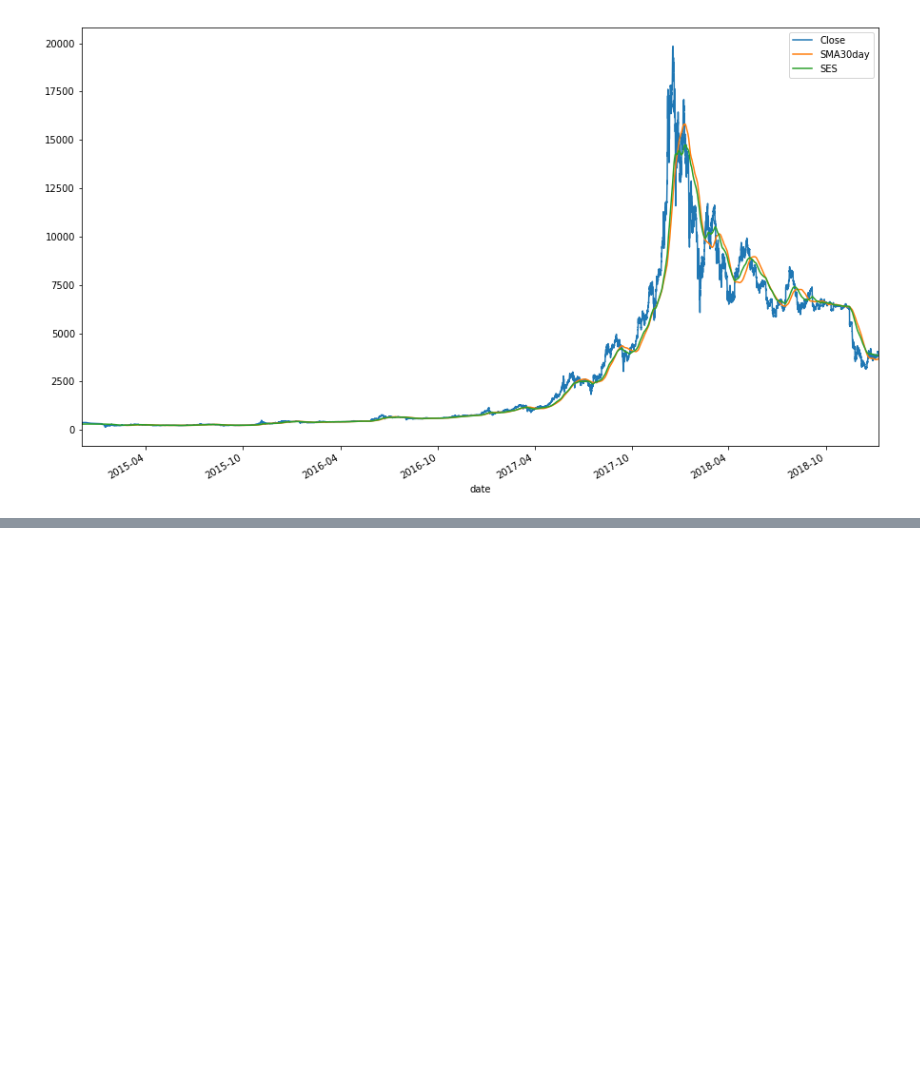
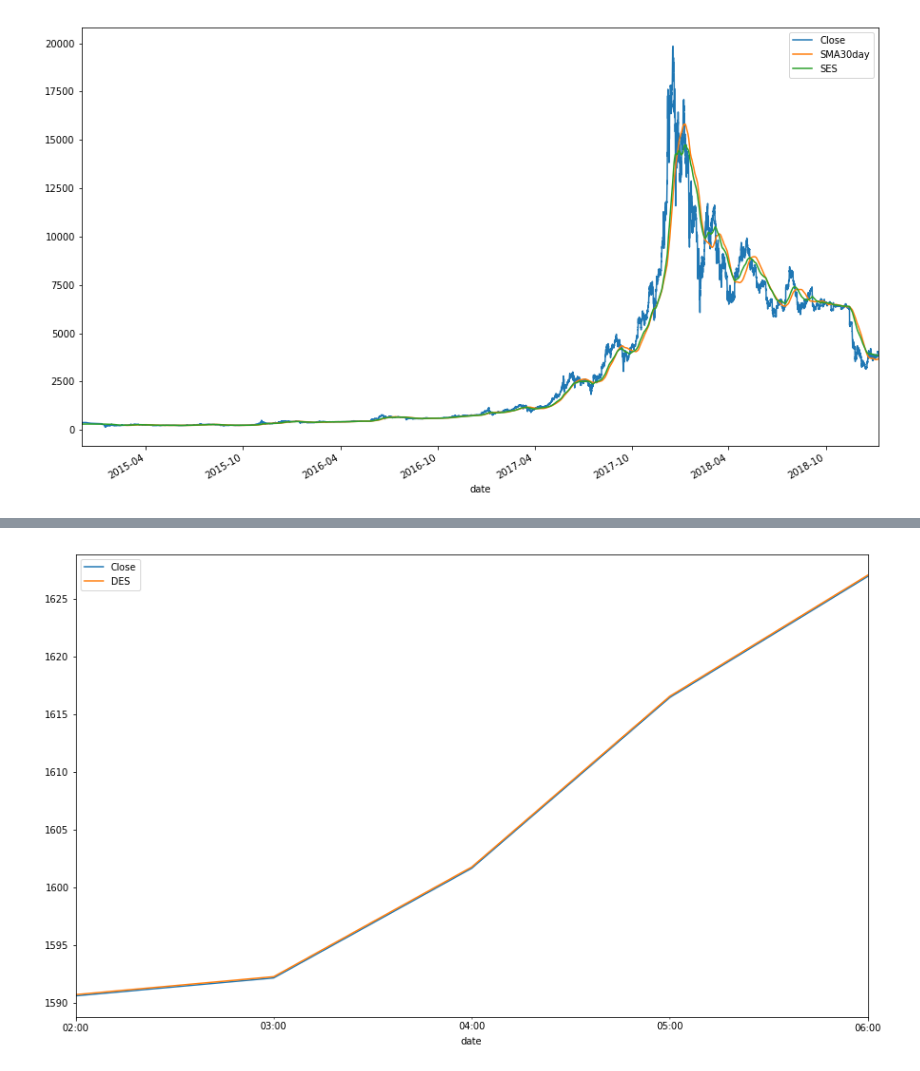
Before and after one commit to legomydiego/Thinkful-Final-Capstone, a Jupyter notebook: Final Capstone.ipynb, the cells around one changed output, grey strips where cells are left out. Cells and saved outputs as stored; diff of their text form; code cells hidden in the pictures; blank space fills up the shorter version.

```diff
--- a/Final Capstone.ipynb
+++ b/Final Capstone.ipynb
@@ -126,0 +137,4 @@ df[['Close','SMA30day','SES','EWMA']].plot(figsize=(15,9), legend=True).autoscal
+# %%
+df[['Close','DES']][20000:20005].plot(figsize=(15,9), legend=True).autoscale(axis='x',tight=True)
+# %% [output]
+[figure, added]
```
Also changed, not shown: parts of 8 cells of this notebook.
